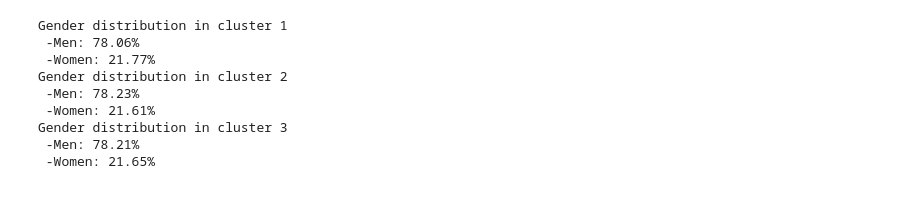
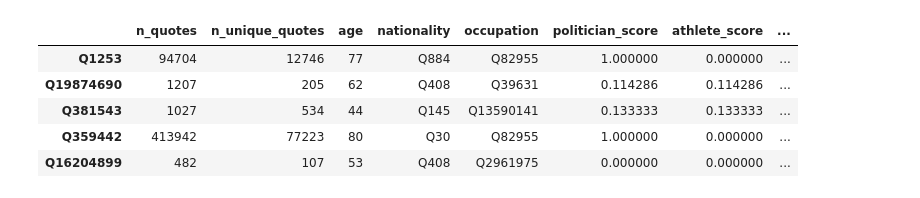
Before and after one commit to epfl-ada/ada-2021-project-quotebankers, a Jupyter notebook: clustering.ipynb, the cells around one changed output. Drawn from its saved outputs; the diff is of its cells as text; code cells hidden in the pictures.

```diff
--- a/clustering.ipynb
+++ b/clustering.ipynb
@@ -461,6 +476,14 @@ clusters_for_k = get_cluster_points(speakers_features_preprocessed_final_really,
 # %%
-# # Save
-# for cluster_nr, cluster_df in enumerate(clusters_for_k):
-#     cluster_df.to_csv(path_or_buf=f'data/pickles/cluster_{cluster_nr+1}.csv', index=True, encoding='utf-8')
+# Save
+for cluster_nr, cluster_df in enumerate(clusters_for_k):
+    cluster_df['cluster_nr'] = cluster_nr + 1
+    cluster_df.to_json(path_or_buf=f'dataframes/cluster_{cluster_nr+1}.json')
 # Load
-# ...
+cluster_1 = pd.read_json('dataframes/cluster_1.json')
+cluster_2 = pd.read_json('dataframes/cluster_2.json')
+cluster_3 = pd.read_json('dataframes/cluster_3.json')
+# Merge
+clustered_speakers = pd.concat([cluster_1, cluster_2, cluster_3])
+# clustered_speakers.head(50)
+# # Save clustered speakers
+clustered_speakers.to_csv(path_or_buf='dataframes/clustered_speakers.csv', index=True, encoding='utf-8')
@@ -547,28 +496,9 @@ plot_age_of_clusters(clusters_for_k)
-# %%
-# print(Counter(clusters_for_k[0].gender)) # 26% women
-male_qid = 'Q6581097'
-female_qid = 'Q6581072'
-age_dist_cluster_1 = dict(Counter(clusters_for_k[0].gender))
-age_dist_cluster_2 = dict(Counter(clusters_for_k[1].gender))
-age_dist_cluster_3 = dict(Counter(clusters_for_k[2].gender))
-
-def print_gender_dist(gender_dict, cluster_nr):
-    print(f'Gender distribution in cluster {cluster_nr} \n -Men: {100*gender_dict[male_qid] / sum(gender_dict.values()):.2f}% \n -Women: {100*gender_dict[female_qid] / sum(gender_dict.values()):.2f}%')
-
-print_gender_dist(age_dist_cluster_1, 1)
-print_gender_dist(age_dist_cluster_2, 2)
-print_gender_dist(age_dist_cluster_3, 3)
-
-
-# print(Counter(clusters_for_k[1].gender)) # 51% women
-# print(Counter(clusters_for_k[2].gender)) # 2.6% women
-# %% [output]
-Gender distribution in cluster 1
- -Men: 78.06%
- -Women: 21.77%
-Gender distribution in cluster 2
- -Men: 78.23%
- -Women: 21.61%
-Gender distribution in cluster 3
- -Men: 78.21%
- -Women: 21.65%
+# %%
+clustered_speakers.head()
+# %% [output]
+|  | n_quotes | n_unique_quotes | age | nationality | occupation | politician_score | athlete_score | ... |
+| Q1253 | 94704 | 12746 | 77 | Q884 | Q82955 | 1.000000 | 0.000000 | ... |
+| Q19874690 | 1207 | 205 | 62 | Q408 | Q39631 | 0.114286 | 0.114286 | ... |
+| Q381543 | 1027 | 534 | 44 | Q145 | Q13590141 | 0.133333 | 0.133333 | ... |
+| Q359442 | 413942 | 77223 | 80 | Q30 | Q82955 | 1.000000 | 0.000000 | ... |
+| Q16204899 | 482 | 107 | 53 | Q408 | Q2961975 | 0.000000 | 0.000000 | ... |
```
Also changed, not shown: parts of 88 cells of this notebook, 7 other files.
